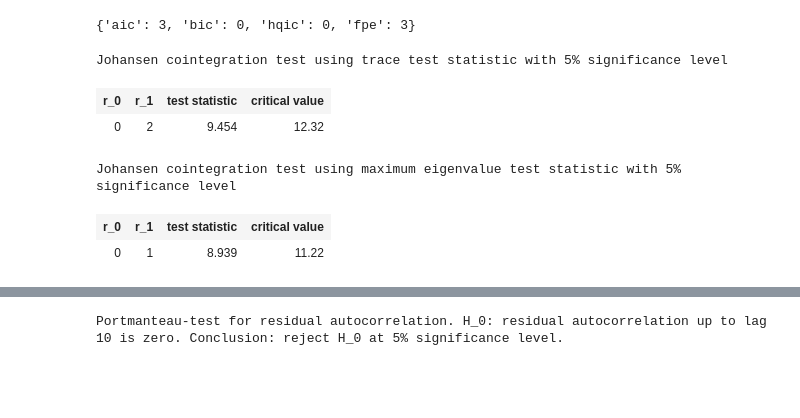
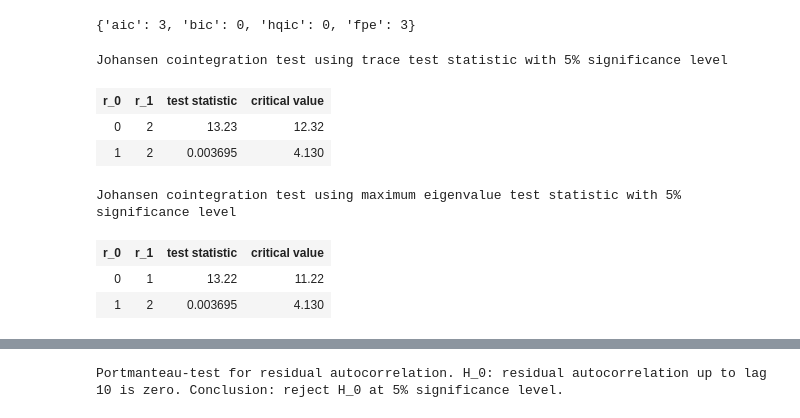
Before and after one commit to ViniNazato/Cointegration-PairTrading, a Jupyter notebook: VECM.ipynb, the cells around one changed output, grey strips where cells are left out. Drawn from its saved outputs; the diff is of its cells as text; code cells hidden in the pictures; blank space fills up the shorter version.

Commit message:
correct fixed window theory test

```diff
--- a/VECM.ipynb
+++ b/VECM.ipynb
@@ -105,24 +80,26 @@ order.selected_orders
 {'aic': 3, 'bic': 0, 'hqic': 0, 'fpe': 3}
 # %%
 # Estatística do Traço
-rank_test = select_coint_rank(endog=df_pair,det_order= -1,k_ar_diff=3, method='trace',
+rank_test = select_coint_rank(endog=df_pair_insample,det_order= -1,k_ar_diff=3, method='trace',
                               signif=0.05)
 rank_test.summary()
 # rank_test.rank
 # %% [output]
 Johansen cointegration test using trace test statistic with 5% significance level
 | r_0 | r_1 | test statistic | critical value |
-| 0 | 2 | 9.454 | 12.32 |
+| 0 | 2 | 13.23 | 12.32 |
+| 1 | 2 | 0.003695 | 4.130 |
 # %%
 # Estatística do Máximo Autovalor
-rank_test = select_coint_rank(endog=df_pair,det_order= -1,k_ar_diff=3, method='maxeig',
+rank_test = select_coint_rank(endog=df_pair_insample,det_order= -1,k_ar_diff=3, method='maxeig',
                               signif=0.05)
 rank_test.summary()
 # rank_test.rank
 # %% [output]
 Johansen cointegration test using maximum eigenvalue test statistic with 5% significance level
 | r_0 | r_1 | test statistic | critical value |
-| 0 | 1 | 8.939 | 11.22 |
+| 0 | 1 | 13.22 | 11.22 |
+| 1 | 2 | 0.003695 | 4.130 |
 # %%
 vecm = VECM(df_pair, coint_rank=1, # 1 relação de cointegração de acordo com o teste de Johansen
             k_ar_diff=3, #3 lags autoregressivos
```
Also changed, not shown: parts of 7 cells of this notebook, 1 other file.
